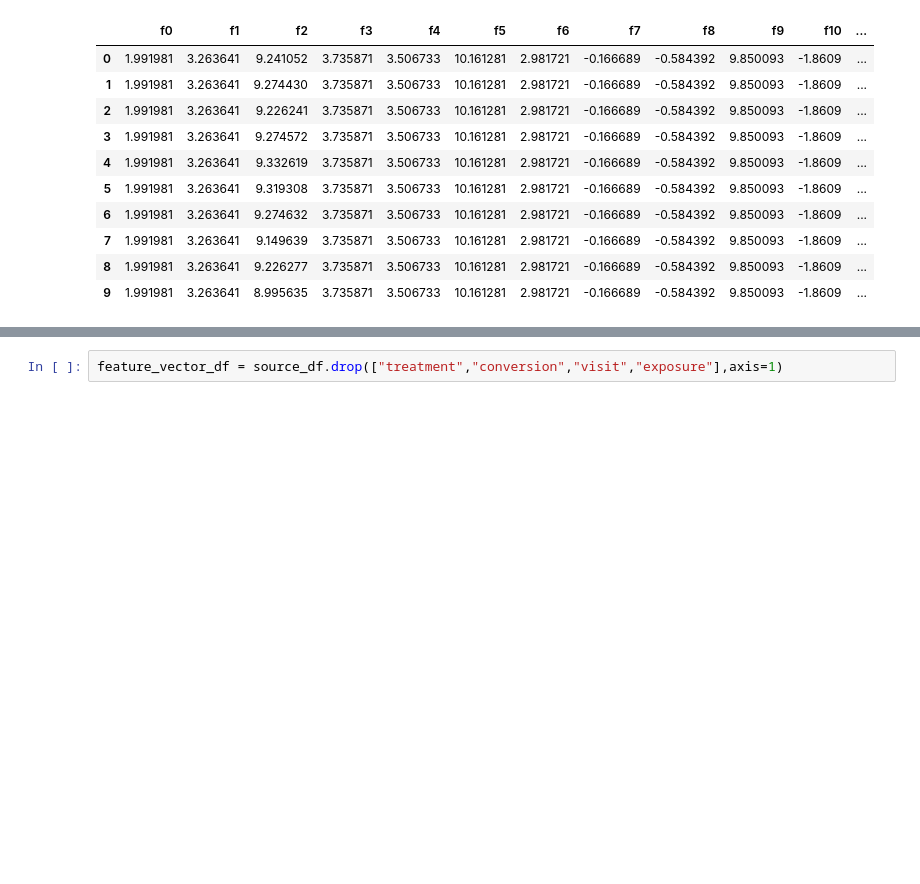
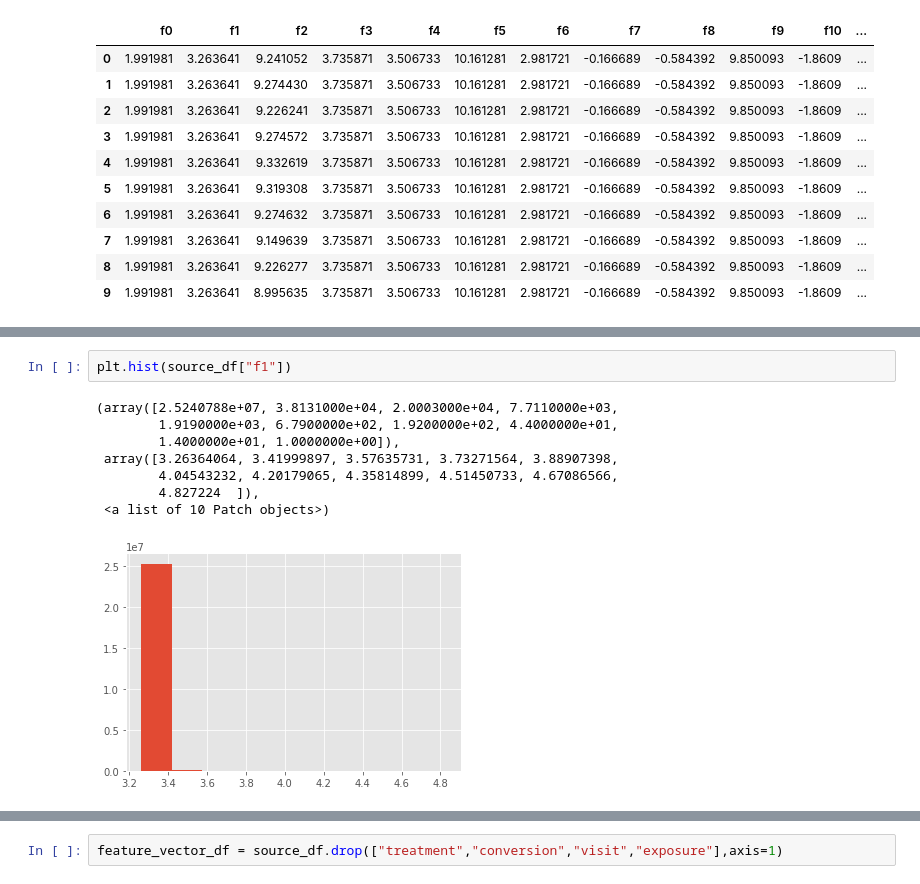
Before and after one commit to KamonohashiPerry/Uplift_Modeling, a Jupyter notebook: Uplift_Modeling_Criteo.ipynb, the cells around one changed output, grey strips where cells are left out. Saved outputs shown, nothing was run; the diff lists cells and outputs as text; blank space fills up the shorter version.

```diff
--- a/Uplift_Modeling_Criteo.ipynb
+++ b/Uplift_Modeling_Criteo.ipynb
@@ -26,0 +61,11 @@ source_df.head(10)
+# %%
+plt.hist(source_df["f1"])
+# %% [output]
+(array([2.5240788e+07, 3.8131000e+04, 2.0003000e+04, 7.7110000e+03,
+        1.9190000e+03, 6.7900000e+02, 1.9200000e+02, 4.4000000e+01,
+        1.4000000e+01, 1.0000000e+00]),
+ array([3.26364064, 3.41999897, 3.57635731, 3.73271564, 3.88907398,
+        4.04543232, 4.20179065, 4.35814899, 4.51450733, 4.67086566,
+        4.827224  ]),
+ <a list of 10 Patch objects>)
+[figure, added]
```
Also changed, not shown: parts of 28 cells of this notebook, 1 other file.
